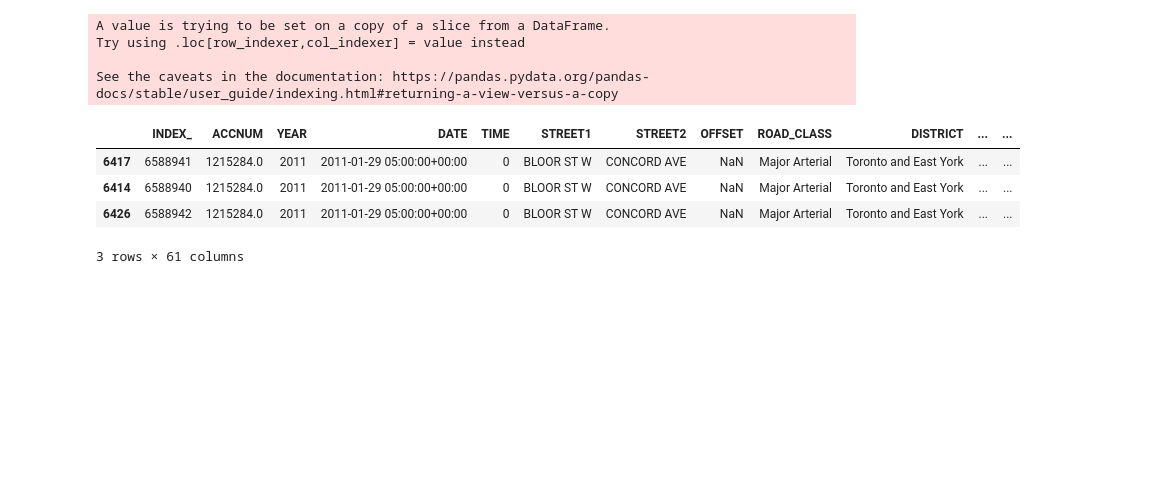
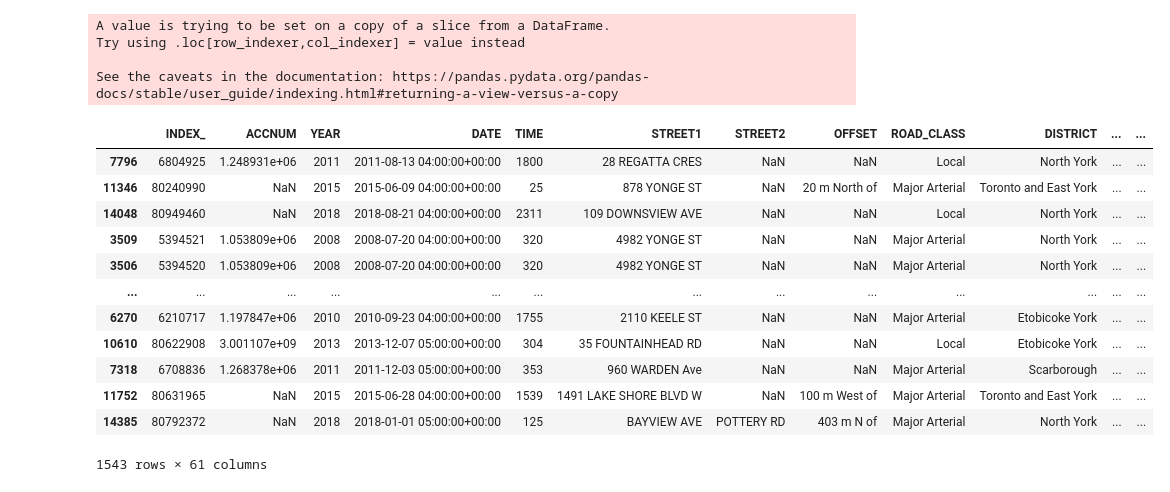
Before and after one commit to Raaj-4320/Kaggle-competition-, a Jupyter notebook: ASSIGNMENT_2_2.ipynb, the cells around one changed output. Cells and saved outputs as stored; diff of their text form; code cells hidden in the pictures; blank space fills up the shorter version.

```diff
--- a/ASSIGNMENT_2_2.ipynb
+++ b/ASSIGNMENT_2_2.ipynb
@@ -671,10 +662,18 @@ See the caveats in the documentation: https://pandas.pydata.org/pandas-docs/stab
 # %%
 df = df.sort_values(by='ACC_NUM', ascending=True)
 # %%
-df[df['ACC_NUM'] == 0]
+df[df['ACC_NUM'] < 0]
 # %% [output]
 |  | INDEX_ | ACCNUM | YEAR | DATE | TIME | STREET1 | STREET2 | OFFSET | ROAD_CLASS | DISTRICT | ... | ... |
-| 6417 | 6588941 | 1215284.0 | 2011 | 2011-01-29 05:00:00+00:00 | 0 | BLOOR ST W | CONCORD AVE | NaN | Major Arterial | Toronto and East York | ... | ... |
-| 6414 | 6588940 | 1215284.0 | 2011 | 2011-01-29 05:00:00+00:00 | 0 | BLOOR ST W | CONCORD AVE | NaN | Major Arterial | Toronto and East York | ... | ... |
-| 6426 | 6588942 | 1215284.0 | 2011 | 2011-01-29 05:00:00+00:00 | 0 | BLOOR ST W | CONCORD AVE | NaN | Major Arterial | Toronto and East York | ... | ... |
+| 7796 | 6804925 | 1.248931e+06 | 2011 | 2011-08-13 04:00:00+00:00 | 1800 | 28 REGATTA CRES | NaN | NaN | Local | North York | ... | ... |
+| 11346 | 80240990 | NaN | 2015 | 2015-06-09 04:00:00+00:00 | 25 | 878 YONGE ST | NaN | 20 m North of | Major Arterial | Toronto and East York | ... | ... |
+| 14048 | 80949460 | NaN | 2018 | 2018-08-21 04:00:00+00:00 | 2311 | 109 DOWNSVIEW AVE | NaN | NaN | Local | North York | ... | ... |
+| 3509 | 5394521 | 1.053809e+06 | 2008 | 2008-07-20 04:00:00+00:00 | 320 | 4982 YONGE ST | NaN | NaN | Major Arterial | North York | ... | ... |
+| 3506 | 5394520 | 1.053809e+06 | 2008 | 2008-07-20 04:00:00+00:00 | 320 | 4982 YONGE ST | NaN | NaN | Major Arterial | North York | ... | ... |
+| ... | ... | ... | ... | ... | ... | ... | ... | ... | ... | ... | ... | ... |
+| 6270 | 6210717 | 1.197847e+06 | 2010 | 2010-09-23 04:00:00+00:00 | 1755 | 2110 KEELE ST | NaN | NaN | Major Arterial | Etobicoke York | ... | ... |
+| 10610 | 80622908 | 3.001107e+09 | 2013 | 2013-12-07 05:00:00+00:00 | 304 | 35 FOUNTAINHEAD RD | NaN | NaN | Local | Etobicoke York | ... | ... |
+| 7318 | 6708836 | 1.268378e+06 | 2011 | 2011-12-03 05:00:00+00:00 | 353 | 960 WARDEN Ave | NaN | NaN | Major Arterial | Scarborough | ... | ... |
+| 11752 | 80631965 | NaN | 2015 | 2015-06-28 04:00:00+00:00 | 1539 | 1491 LAKE SHORE BLVD W | NaN | 100 m West of | Major Arterial | Toronto and East York | ... | ... |
+| 14385 | 80792372 | NaN | 2018 | 2018-01-01 05:00:00+00:00 | 125 | BAYVIEW AVE | POTTERY RD | 403 m N of | Major Arterial | North York | ... | ... |
-3 rows × 61 columns
+1543 rows × 61 columns
```
Also changed, not shown: parts of 4 cells of this notebook.
